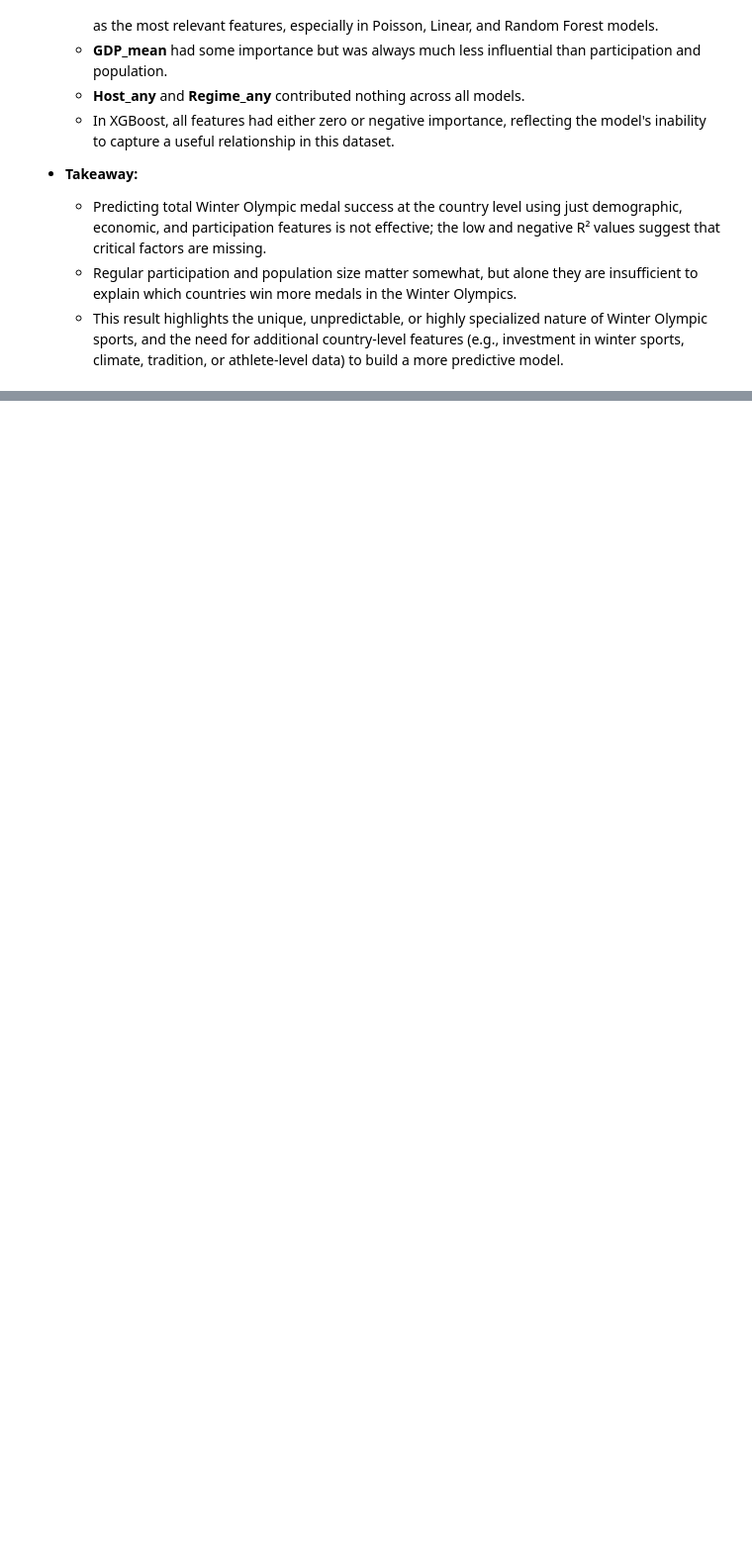
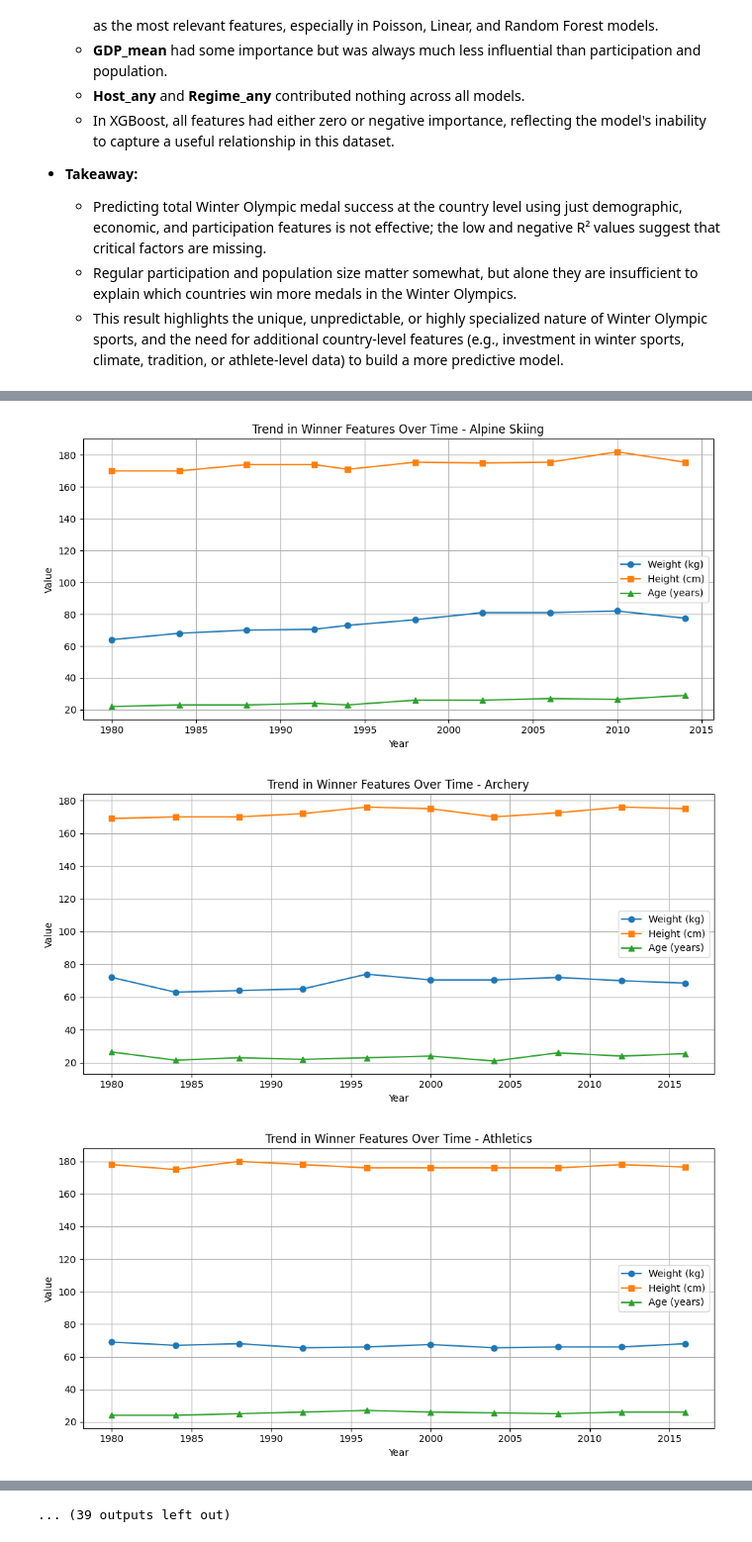
Before and after one commit to M2SiCKneSs/Workshop, a Jupyter notebook: Data and Analysis/Workshop_Olympics.ipynb, the cells around one changed output, grey strips where cells are left out. Shown at 99% size. Drawn from its saved outputs; the diff is of its cells as text; code cells hidden in the pictures; blank space fills up the shorter version.

```diff
--- a/Data and Analysis/Workshop_Olympics.ipynb
+++ b/Data and Analysis/Workshop_Olympics.ipynb
@@ -2711,0 +2554,17 @@ dtype: float64
+# %%
+
+# Load the dataset
+df = pd.read_csv("athlete_events.csv")
+
+# Filter only medal winners
+winners_df = df[df['Medal'].notna()]
+
+# Select relevant columns and drop rows with missing personal features
+individual_features = ['Year', 'Sport', 'Sex', 'Age', 'Height', 'Weight', 'Medal', 'Team', 'NOC']
+clean_winners = winners_df[individual_features].dropna(subset=['Age', 'Height', 'Weight'])
+
+# Group by Sport and Year to calculate median Age/Height/Weight
+trend_by_sport_year = clean_winners.groupby(['Sport', 'Year'])[['Age', 'Height', 'Weight']].median().reset_index()
+
+# Show sample of the result
+print(trend_by_sport_year.head(100))
@@ -2711,0 +2586,27 @@ dtype: float64
+# %%
+# Get the list of all unique sports
+all_sports = trend_by_sport_year['Sport'].unique()
+
+# Create visualizations for all sports
+for sport in all_sports:
+    subset = trend_by_sport_year[trend_by_sport_year['Sport'] == sport]
+
+    if subset.empty:
+        continue
+
+    plt.figure(figsize=(10, 5))
+    plt.plot(subset['Year'], subset['Weight'], marker='o', label='Weight (kg)')
+    plt.plot(subset['Year'], subset['Height'], marker='s', label='Height (cm)')
+    plt.plot(subset['Year'], subset['Age'], marker='^', label='Age (years)')
+
+    plt.title(f"Trend in Winner Features Over Time - {sport}")
+    plt.xlabel("Year")
+    plt.ylabel("Value")
+    plt.legend()
+    plt.grid(True)
+    plt.tight_layout()
+    plt.show()
+# %% [output]
+[figure, added]
+[figure, added]
+[figure, added]
@@ -2711,0 +2622 @@ dtype: float64
+... (39 outputs left out)
```
Also changed, not shown: parts of 75 cells of this notebook.
